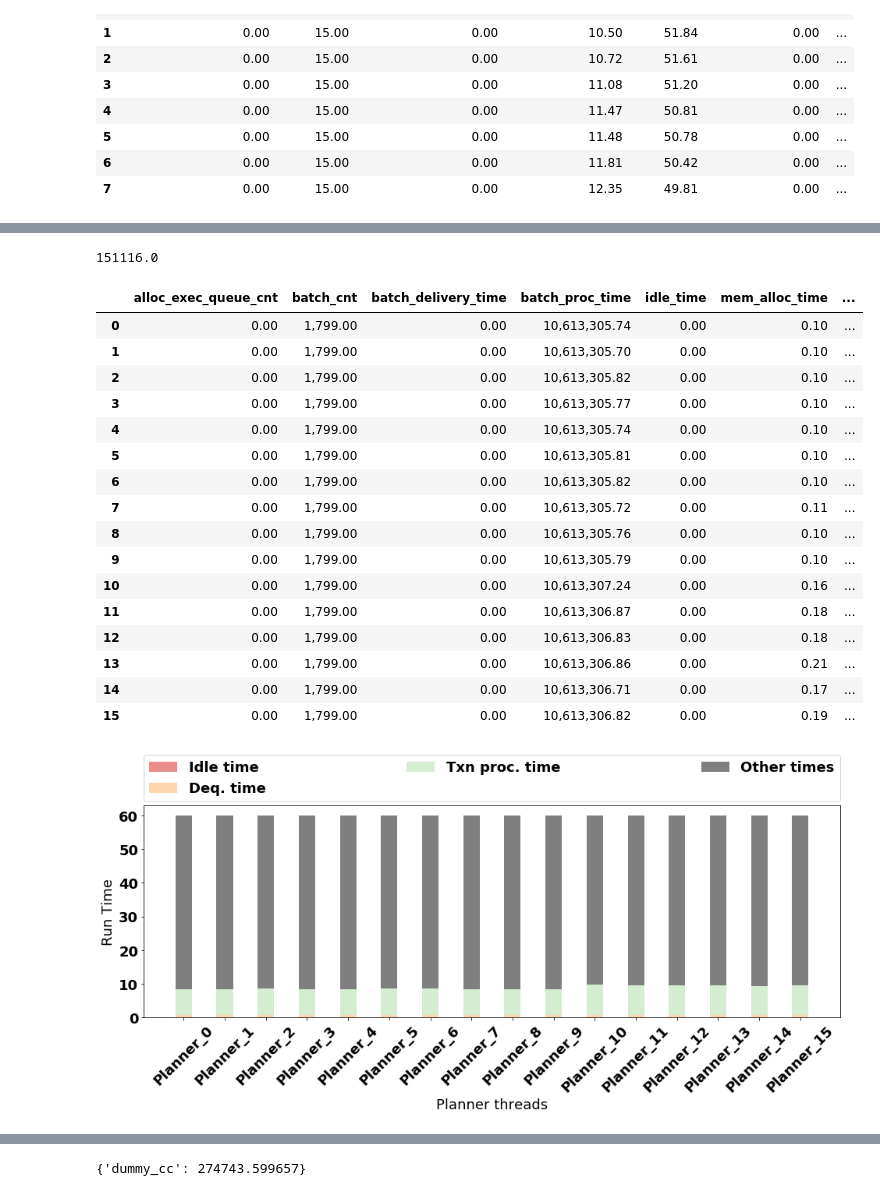
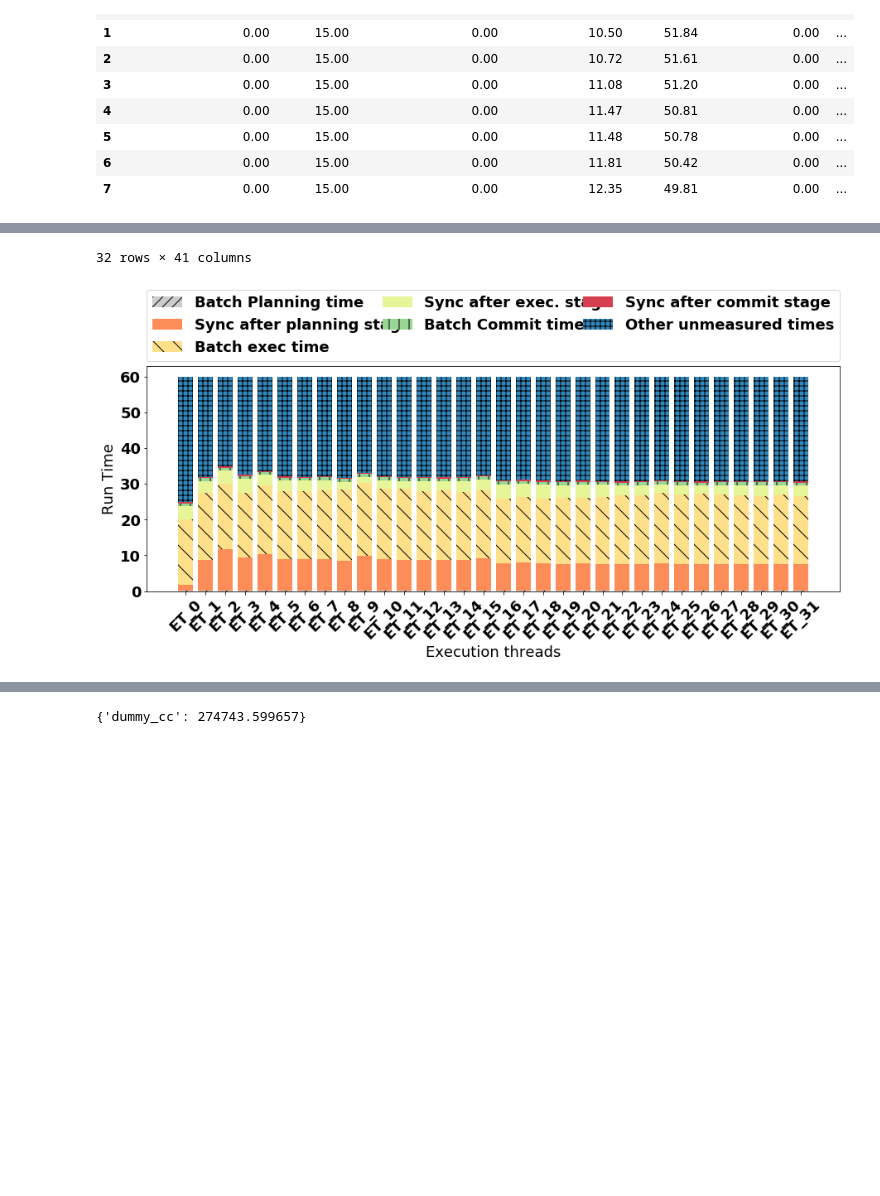
Before and after one commit to qadahtm/deneva, a Jupyter notebook: pynb/QueCC.ipynb, the cells around one changed output, grey strips where cells are left out. Saved outputs shown, nothing was run; the diff lists cells and outputs as text; code cells hidden in the pictures; blank space fills up the shorter version.

```diff
--- a/pynb/QueCC.ipynb
+++ b/pynb/QueCC.ipynb
@@ -1552,7 +1545,7 @@ def view_exec_from_file(_fname):
 #                         asline = a.split('=')
 #                         res[asline[0]] = asline[1]
 #                     mq = re.search('quecc\_exec(\d)\_(\w+)=(\d+\.?\d*)', a)
-                    mq = re.search('quecc\_(exec|plan)(\d+)\_(\w+)=(\d+\.?\d*)', a)
+                    mq = re.search('quecc\_(exec|plan|wt)(\d+)\_(\w+)=(\d+\.?\d*)', a)
                     if mq:
 #                         res['index'].append(int(i))
                         key = "{}_{}".format(mq.group(1),mq.group(3))
@@ -1810,0 +1903,24 @@ def plot_exec_times_single_stage(df):
+# %%
+# directory = '/Users/qadahtm/Dev/halstead/results/quecc_aws'
+# df = pd.DataFrame(view_planner_from_file(directory+"/QUECC_s_t0_7.txt"))
+datafile = '/Users/qadahtm/Dev/halstead/deneva_project/deneva/exp_results/test.txt'
+datafile = '/Users/qadahtm/Dev/halstead/deneva_project/deneva/exp_results/testpt0.txt'
+# datafile = '/Users/qadahtm/Dev/halstead/deneva_project/deneva/exp_results/testpt8.txt'
+# datafile = '/Users/qadahtm/Dev/halstead/deneva_project/deneva/exp_results/ycsb_pptvar_wp50_theta0_opt16_mpr10_1_GS32/pa1_40320_pt32_et32_100_pptstrict_QUECC_s_t0_3_32.txt'
+datafile = '/Users/qadahtm/Dev/halstead/deneva_project/deneva/exp_results/test_thetapt8_factorpt5_2.txt'
+datafile = '/Users/qadahtm/Dev/halstead/deneva_project/deneva/exp_results/test_thetapt8_factorpt5_CNT_ACQ_REL.txt'
+
+datafile = '/Users/qadahtm/Dev/halstead/deneva_project/deneva/exp_results/test_thetapt8_factor1x_SYNC_BLOCK.txt'
+
+datafile = '/Users/qadahtm/Dev/halstead/deneva_project/deneva/exp_results/test_thetapt8_factor1x_SYNC_BLOCK_notdg.txt'
+datafile = '/Users/qadahtm/Dev/halstead/deneva_project/deneva/exp_results/test_thetapt8_factor1x_SYNC_BLOCK_notdg_nosplit.txt'
+datafile = '/Users/qadahtm/Dev/halstead/deneva_project/deneva/exp_results/test_thetapt8_factor1x_SYNC_BLOCK_notdg_nosplit_D15.txt'
+
+
+datafile = '/Users/qadahtm/Dev/halstead/deneva_project/deneva/exp_results/test_thetapt0_factor1x_SYNC_BLOCK_notdg_nosplit_GS32.txt'
+
+df = pd.DataFrame(view_planner_from_file(datafile))
+plot_planner_times(df)
+
+# df['wt_hl_sync_exec']
+df
@@ -1811,9 +1946,9 @@ def plot_exec_times_single_stage(df):
 # %%
 # directory = '/Users/qadahtm/Dev/halstead/results/quecc_aws'
-# df = pd.DataFrame(view_planner_from_file(directory+"/QUECC_s_t0_7.txt"))
-datafile = '/Users/qadahtm/Dev/halstead/deneva_project/deneva/exp_results/test.txt'
-df = pd.DataFrame(view_planner_from_file(datafile))
-plot_planner_times(df)
-print(df['queue_deq_cnt'].sum()/60)
+# df = pd.DataFrame(view_exec_from_file(directory+"/QUECC_s_t0_7.txt"))
+df = pd.DataFrame(view_exec_from_file(datafile))
+# plot_exec_times(df)
+# plot_exec_times_single_stage(df)
+plot_exec_times_hl(df)
 df
 # %% [output]
@@ -1820,19 +1972,2 @@ df
-151116.0
+32 rows × 41 columns
-|  | alloc_exec_queue_cnt | batch_cnt | batch_delivery_time | batch_proc_time | idle_time | mem_alloc_time | ... |
-| 0 | 0.00 | 1,799.00 | 0.00 | 10,613,305.74 | 0.00 | 0.10 | ... |
-| 1 | 0.00 | 1,799.00 | 0.00 | 10,613,305.70 | 0.00 | 0.10 | ... |
-| 2 | 0.00 | 1,799.00 | 0.00 | 10,613,305.82 | 0.00 | 0.10 | ... |
-| 3 | 0.00 | 1,799.00 | 0.00 | 10,613,305.77 | 0.00 | 0.10 | ... |
-| 4 | 0.00 | 1,799.00 | 0.00 | 10,613,305.74 | 0.00 | 0.10 | ... |
-| 5 | 0.00 | 1,799.00 | 0.00 | 10,613,305.81 | 0.00 | 0.10 | ... |
-| 6 | 0.00 | 1,799.00 | 0.00 | 10,613,305.82 | 0.00 | 0.10 | ... |
-| 7 | 0.00 | 1,799.00 | 0.00 | 10,613,305.72 | 0.00 | 0.11 | ... |
-| 8 | 0.00 | 1,799.00 | 0.00 | 10,613,305.76 | 0.00 | 0.10 | ... |
-| 9 | 0.00 | 1,799.00 | 0.00 | 10,613,305.79 | 0.00 | 0.10 | ... |
-| 10 | 0.00 | 1,799.00 | 0.00 | 10,613,307.24 | 0.00 | 0.16 | ... |
-| 11 | 0.00 | 1,799.00 | 0.00 | 10,613,306.87 | 0.00 | 0.18 | ... |
-| 12 | 0.00 | 1,799.00 | 0.00 | 10,613,306.83 | 0.00 | 0.18 | ... |
-| 13 | 0.00 | 1,799.00 | 0.00 | 10,613,306.86 | 0.00 | 0.21 | ... |
-| 14 | 0.00 | 1,799.00 | 0.00 | 10,613,306.71 | 0.00 | 0.17 | ... |
-| 15 | 0.00 | 1,799.00 | 0.00 | 10,613,306.82 | 0.00 | 0.19 | ... |
-[figure, old version]
+[figure, new version]
```
Also changed, not shown: parts of 21 cells of this notebook, 11 other files.
